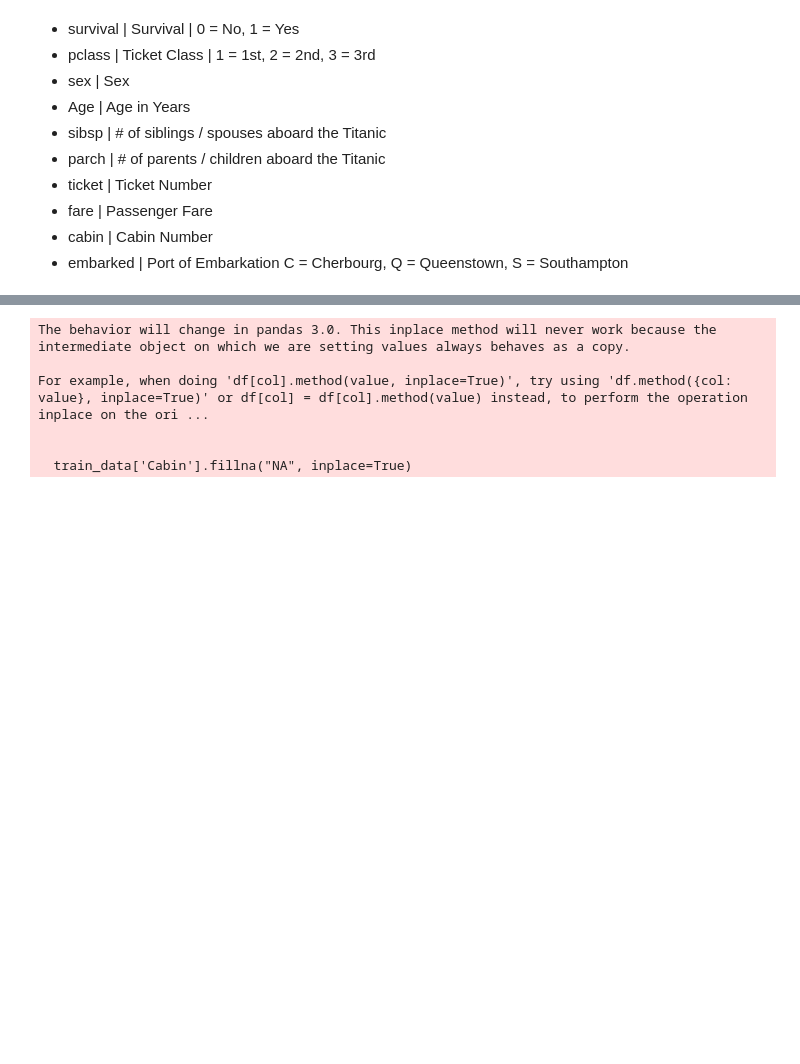
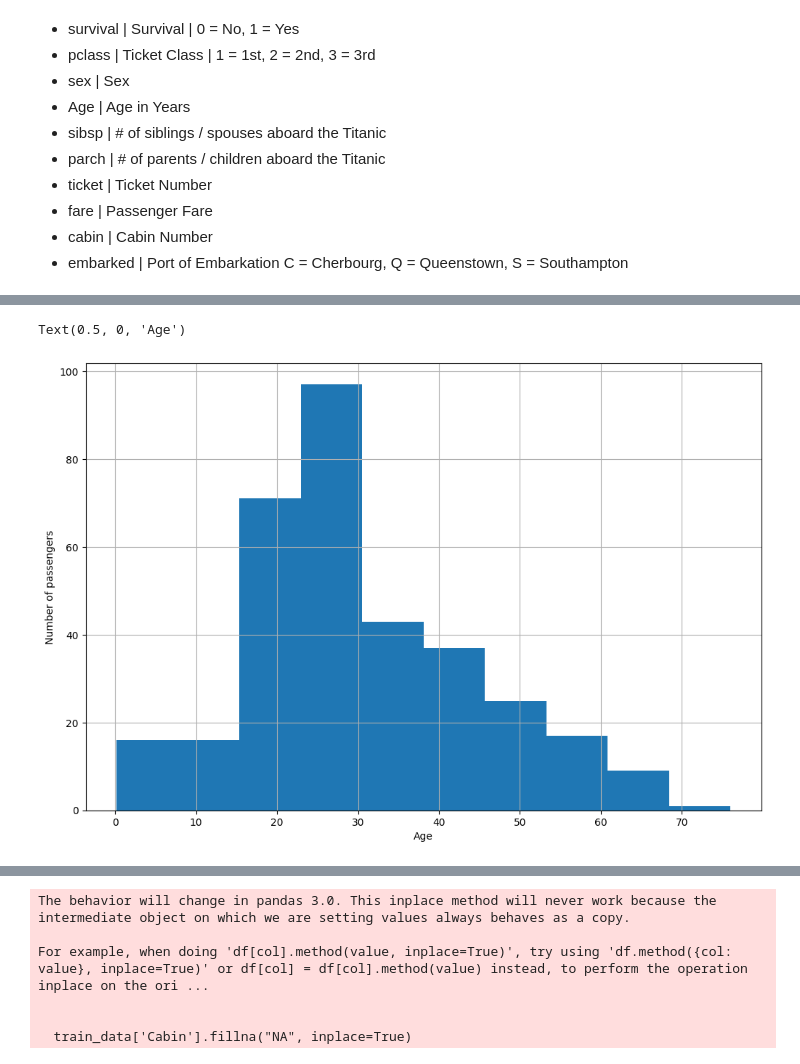
Before and after one commit to Arsiry/sigma-internship, a Jupyter notebook: kaggle-competitions/titanic.ipynb, the cells around one changed output, grey strips where cells are left out. Saved outputs shown, nothing was run; the diff lists cells and outputs as text; code cells hidden in the pictures; blank space fills up the shorter version.

```diff
--- a/kaggle-competitions/titanic.ipynb
+++ b/kaggle-competitions/titanic.ipynb
@@ -46,3 +46,6 @@ train_data.head()
 | 2 | 3 | 1 | 3 | Heikkinen, Miss. Laina | female | 26.0 | 0 | 0 | STON/O2. 3101282 | 7.9250 | ... |
 | 3 | 4 | 1 | 1 | Futrelle, Mrs. Jacques Heath (Lil... | female | 35.0 | 1 | 0 | 113803 | 53.1000 | ... |
 | 4 | 5 | 0 | 3 | Allen, Mr. William Henry | male | 35.0 | 0 | 0 | 373450 | 8.0500 | ... |
+# %%
+test_data = pd.read_csv("titanic_test.csv")
+test_data.head()
@@ -49,5 +61,6 @@ train_data.head()
 # %%
 train_data = train_data.drop(['PassengerId', 'Name', 'Ticket'], axis=1)
+test_data = test_data.drop(['PassengerId', 'Name', 'Ticket'], axis=1)
 # %%
 train_data.info()
 # %% [output]
@@ -124,3 +112,6 @@ dtype: int64
+# %%
+train_data['Sex'] = train_data['Sex'].astype('string')
+test_data['Sex'] = test_data['Sex'].astype('string')
 # %%
 # Check the count of missing values per variable
 train_data.isnull().sum()
@@ -167,3 +179,11 @@ Text(0.5, 0, 'Age')
+# %%
+plt.figure(figsize=(12,8))
+fig = test_data.Age.hist(bins=10)
+fig.set_ylabel('Number of passengers')
+fig.set_xlabel('Age')
+# %% [output]
+Text(0.5, 0, 'Age')
+[figure, added]
 # %%
 # We can see that the Age distribution is skewed
 # So, we will use the median imputation
```
Also changed, not shown: parts of 66 cells of this notebook, 1 other file.
